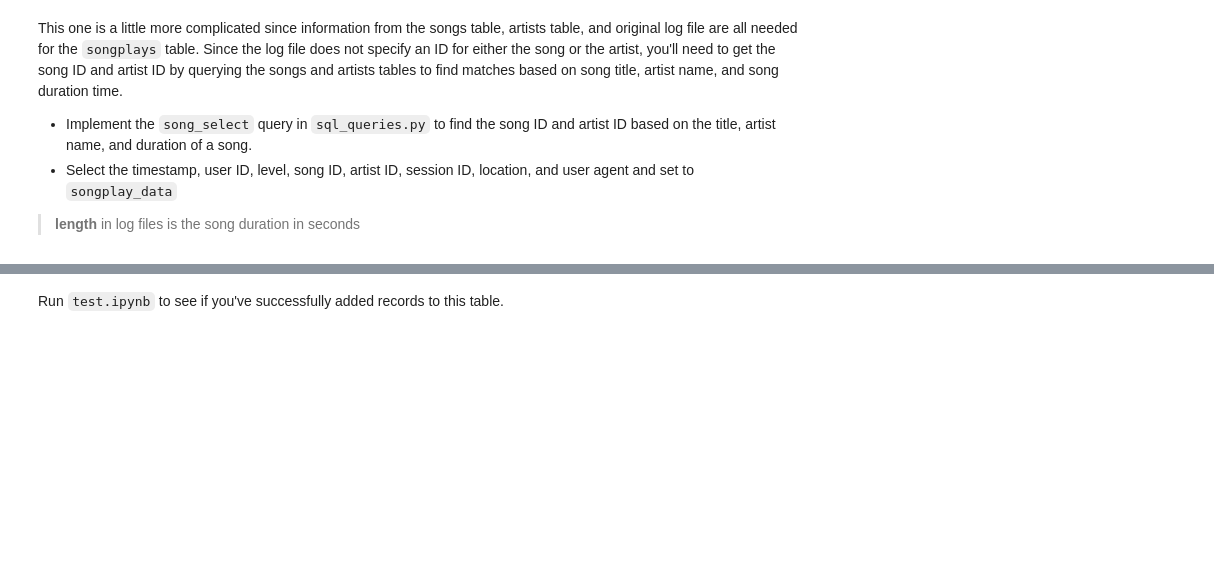
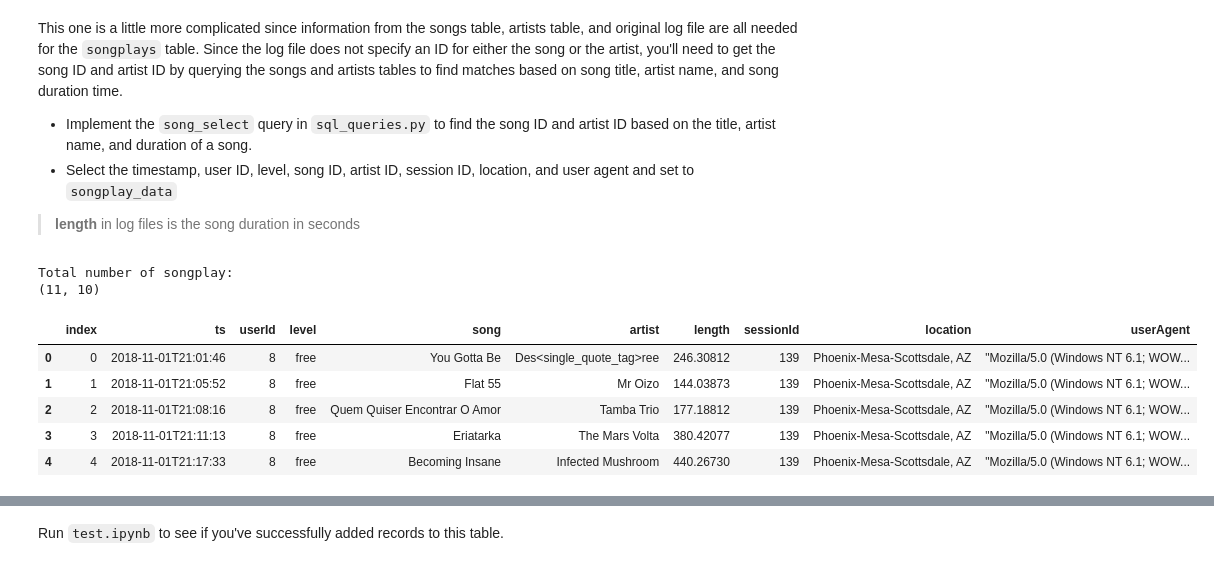
Before and after one commit to rgonzalezc1811/data_modeling_postgresql_deu_01, a Jupyter notebook: etl.ipynb, the cells around one changed output, grey strips where cells are left out. Drawn from its saved outputs; the diff is of its cells as text; code cells hidden in the pictures; blank space fills up the shorter version.

```diff
--- a/etl.ipynb
+++ b/etl.ipynb
@@ -554,28 +542,42 @@ This one is a little more complicated since information from the songs table, ar
 # %%
 # insert songplay records
 columns = [
     "ts",
     "userId",
     "level",
     "song",
     "artist",
     "length",
     "sessionId",
     "location",
     "userAgent"
 ]
 df = filtered_logs_df[columns].copy()
 
 # Format timestamp tp be upload in the database
 df["ts"] = df["ts"].dt.strftime('%Y-%m-%dT%H:%M:%S')
 
 # Apply filtering of single quotes
-df[:]["song"] = df["song"].map(
+df["song"] = df["song"].map(
     single_quote_converter, na_action='ignore'
 )
-df[:]["artist"] = df["artist"].map(
+df["artist"] = df["artist"].map(
     single_quote_converter, na_action='ignore'
 )
-df[:]["location"] = df["location"].map(
+df["location"] = df["location"].map(
     single_quote_converter, na_action='ignore'
 )
+df = df.drop_duplicates()
+df = df.reset_index(drop=True)
+df = df.reset_index(level=0)
+print(f"Total number of songplay:\n{df.shape}\n")
+df.head()
+# %% [output]
+Total number of songplay:
+(11, 10)
+|  | index | ts | userId | level | song | artist | length | sessionId | location | userAgent |
+| 0 | 0 | 2018-11-01T21:01:46 | 8 | free | You Gotta Be | Des<single_quote_tag>ree | 246.30812 | 139 | Phoenix-Mesa-Scottsdale, AZ | "Mozilla/5.0 (Windows NT 6.1; WOW... |
+| 1 | 1 | 2018-11-01T21:05:52 | 8 | free | Flat 55 | Mr Oizo | 144.03873 | 139 | Phoenix-Mesa-Scottsdale, AZ | "Mozilla/5.0 (Windows NT 6.1; WOW... |
+| 2 | 2 | 2018-11-01T21:08:16 | 8 | free | Quem Quiser Encontrar O Amor | Tamba Trio | 177.18812 | 139 | Phoenix-Mesa-Scottsdale, AZ | "Mozilla/5.0 (Windows NT 6.1; WOW... |
+| 3 | 3 | 2018-11-01T21:11:13 | 8 | free | Eriatarka | The Mars Volta | 380.42077 | 139 | Phoenix-Mesa-Scottsdale, AZ | "Mozilla/5.0 (Windows NT 6.1; WOW... |
+| 4 | 4 | 2018-11-01T21:17:33 | 8 | free | Becoming Insane | Infected Mushroom | 440.26730 | 139 | Phoenix-Mesa-Scottsdale, AZ | "Mozilla/5.0 (Windows NT 6.1; WOW... |
```
Also changed, not shown: parts of 15 cells of this notebook, 3 other files.
